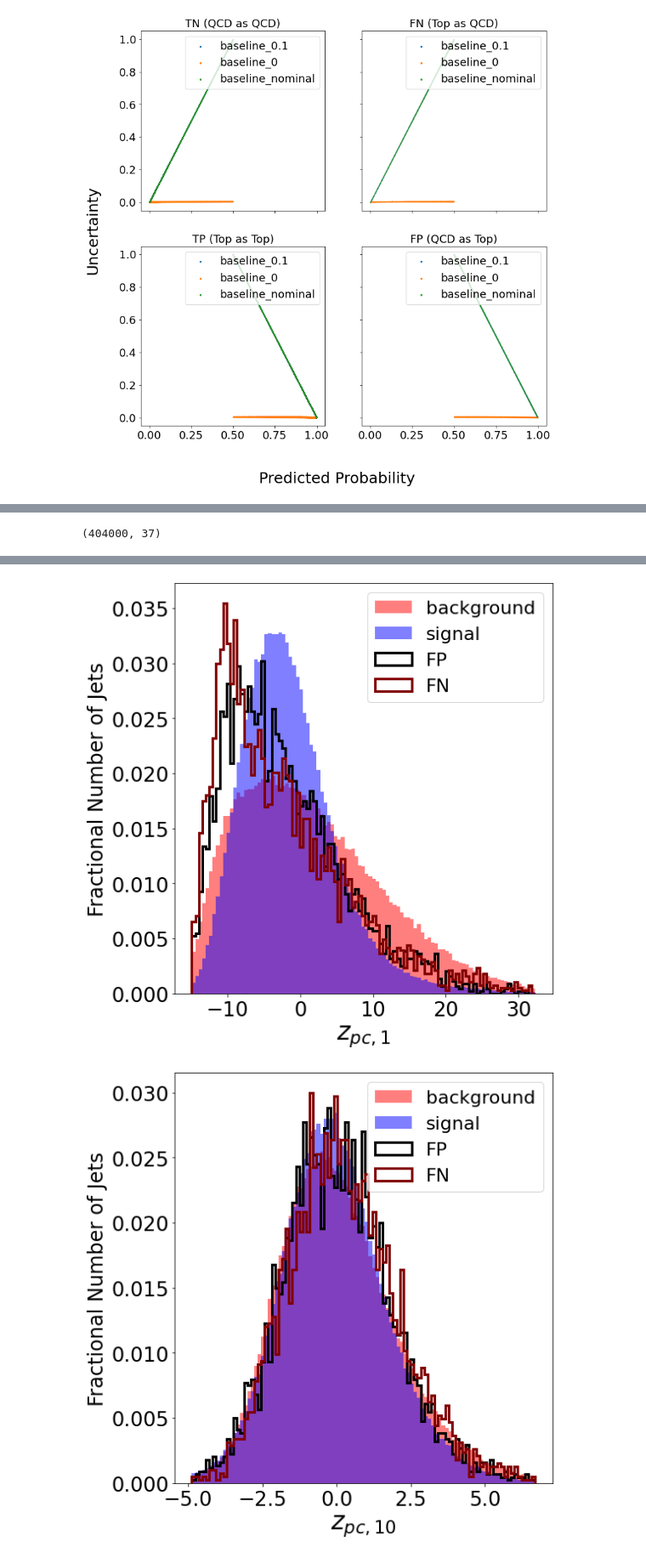
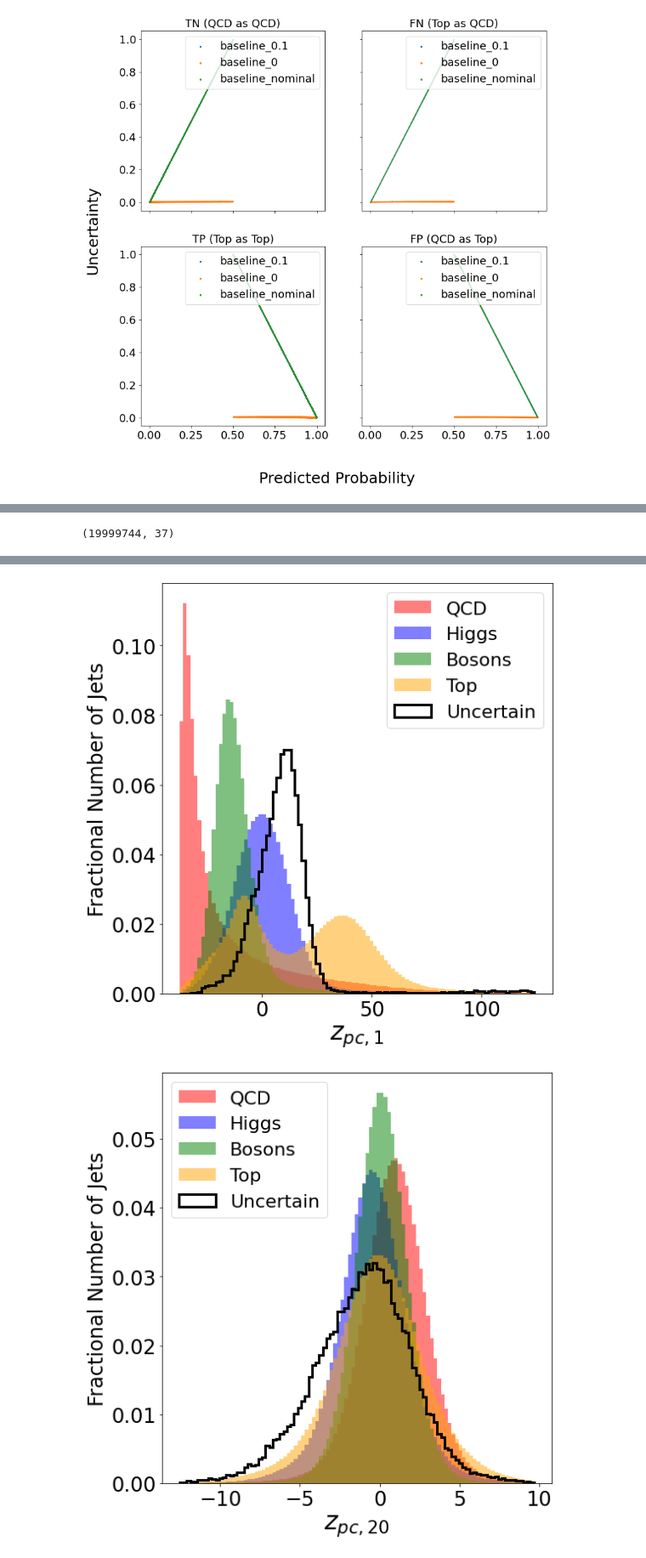
Before and after one commit to yorkiva/PFIN4UQAD, a Jupyter notebook: evaluation/UQ-Explorer.ipynb, the cells around one changed output, grey strips where cells are left out. Shown: that part at 85% size. Saved outputs shown, nothing was run; the diff lists cells and outputs as text; code cells hidden in the pictures.

```diff
--- a/evaluation/UQ-Explorer.ipynb
+++ b/evaluation/UQ-Explorer.ipynb
@@ -341,19 +318,21 @@ for ii,key in enumerate(all_keys):
     plt.show()
 # %%
 features = ['Jet Energy', 'Jet Mass', 'Jet Pt', 'Jet Eta', 'Jet Phi', 'Jet Pt Sum', 'Number of Jet Particles']
+colors=['red', 'blue', 'green', 'orange', 'purple', 'brown', 'pink', 'lime', 'cyan', 'gold']
+
 unc_thr = 0.8
 fp_fn = False
-only_EDL = True
-nominal = True
+group_names = True
 nbins = 100
+only_jet_mass = True
 
 for ii,key in enumerate(all_keys):
-    if only_EDL and ("MCDO" in key or "Ensemble" in key or ("nominal" not in key and nominal)):
-        continue
     print(key)
     labels, preds, uncs = model_results[key]['labels'], model_results[key]['preds'], model_results[key]['uncs']
     aug = model_results[key]['aug']
     for jj, f in enumerate(features):
+        if only_jet_mass and jj != 1:
+            continue
         plt.figure(figsize=(8,8))
         mrs = []
         mls = []
@@ -362,17 +341,20 @@ for ii,key in enumerate(all_keys):
             mrs.append(np.percentile(data, 99.5))
             mls.append(np.percentile(data, 0.5))
 
-        false_data = aug[(labels != preds) & (uncs > unc_thr), jj]
+        false_data = aug[(uncs > unc_thr), jj]
 
         mr = max(mrs)
         ml = min(mls)
         m = mr - ml
         if jj == 6:
             m = nbins
+        if m == 0:
+            print(key, "is skipped for ", f)
+            continue
 
-        for i in range(len(names)):
-            bkg_data = aug[labels == i, jj]
-            plt.hist(bkg_data, bins=np.arange(ml,mr,m/nbins), label=names[i],
+        for i in range(len(uniq_names)):
+            bkg_data = aug[np.in1d(labels, np.where(names == uniq_names[i])[0]), jj]
+            plt.hist(bkg_data, bins=np.arange(ml,mr,m/nbins), label=uniq_names[i], color=colors[i],
                      alpha=0.5, weights = (1./len(bkg_data)) * np.ones_like(bkg_data))
         if "topdata" in key and fp_fn:
             fp_indices_lu = (labels == 0) & (preds >= 0.5) & (uncs > unc_thr)
@@ -389,15 +371,15 @@ for ii,key in enumerate(all_keys):
                      weights = (1./len(fn_data)) * np.ones_like(fn_data))
 
         else:
-            plt.hist(false_data, bins=np.arange(ml,mr,m/nbins), label='Incorrect',
+            plt.hist(false_data, bins=np.arange(ml,mr,m/nbins), label='Uncertain',
                      color='black',  histtype='step', linewidth = 3,
                      weights = (1./len(false_data)) * np.ones_like(false_data))
 
         plt.xlabel(f, fontsize=24)
         plt.ylabel("Fractional Number of Jets", fontsize = 24)
-        plt.title(key, fontsize = 24)
+        # plt.title(key, fontsize = 24)
         plt.tick_params(axis='both', which='major', labelsize=24)
         plt.legend(fontsize = 22)
         plt.tight_layout()
+        plt.savefig("figures/{}_{}.pdf".format(f.replace(" ", "_"), key))
         plt.show()
-        #plt.savefig("figures/zpca_{}_{}.pdf".format(ii, label))
@@ -419,7 +387,7 @@ jetclass_nominal_v1_skiph
 from sklearn.decomposition import PCA
 
 #only works for EDL models
-model2explore = "topdata_nominal_baseline"
+model2explore = "jetclass_nominal_0.1_v1_skiph"
 labels, preds, uncs, latents, oods = model_results[model2explore]['labels'], model_results[model2explore]['preds'], \
                                      model_results[model2explore]['uncs'],   model_results[model2explore]['latents'], \
                                      model_results[model2explore]['oods']
@@ -431,9 +399,9 @@ pca.fit(latents[~oods])
 latents_pca = pca.fit_transform(latents)
 latents_pca.shape
 # %% [output]
-(404000, 37)
+(19999744, 37)
 # %%
-pc2plot = [0, 1, 10]
+pc2plot = [0, 1, 20]
 colors=['red', 'blue', 'green', 'orange', 'purple', 'brown', 'pink', 'lime', 'cyan', 'gold']
 unc_thr = 0.8
 fp_fn = True
@@ -448,14 +416,13 @@ for ii in pc2plot:
         mrs.append(np.percentile(data, 99.5))
         mls.append(np.percentile(data, 0.5))
 
-    false_data = latents_pca[(labels != preds) & (uncs > unc_thr) & ~oods, ii]
 
     mr = max(mrs)
     ml = min(mls)
     m = mr - ml
-    for i in range(len(names)):
-        bkg_data = latents_pca[labels == i, ii]
-        plt.hist(bkg_data, bins=np.arange(ml,mr,m/nbins), label=names[i],
+    for i in range(len(uniq_names)):
+        bkg_data = latents_pca[np.in1d(labels, np.where(names == uniq_names[i])[0]), ii]
+        plt.hist(bkg_data, bins=np.arange(ml,mr,m/nbins), label=uniq_names[i],
                  color=colors[i], alpha=0.5, weights = (1./len(bkg_data)) * np.ones_like(bkg_data))
 
     if "topdata" in model2explore and fp_fn:
@@ -472,7 +439,10 @@ for ii in pc2plot:
                  color='maroon', histtype='step', linewidth = 3,
                  weights = (1./len(fn_data)) * np.ones_like(fn_data))
     elif fp_fn:
-        plt.hist(false_data, bins=np.arange(ml,mr,m/nbins), label='Incorrect',
+
+        false_data = latents_pca[(uncs > unc_thr), ii]
+
+        plt.hist(false_data, bins=np.arange(ml,mr,m/nbins), label='Uncertain',
                  color='black',  histtype='step', linewidth = 3,
                  weights = (1./len(false_data)) * np.ones_like(false_data))
 
@@ -481,6 +451,6 @@ for ii in pc2plot:
     plt.tick_params(axis='both', which='major', labelsize=24)
     plt.legend(fontsize = 22)
     plt.tight_layout()
+    # plt.savefig("figures/zpca_{}_{}.pdf".format(ii, model2explore))
     plt.show()
-    #plt.savefig("figures/zpca_{}_{}.pdf".format(ii, label))
 # %% [output]
@@ -488,3 +458,3 @@ for ii in pc2plot:
-[figure, old version]
+[figure, new version]
-[figure, old version]
+[figure, new version]
 # %%
```
Also changed, not shown: parts of 14 cells of this notebook, 14 other files.
